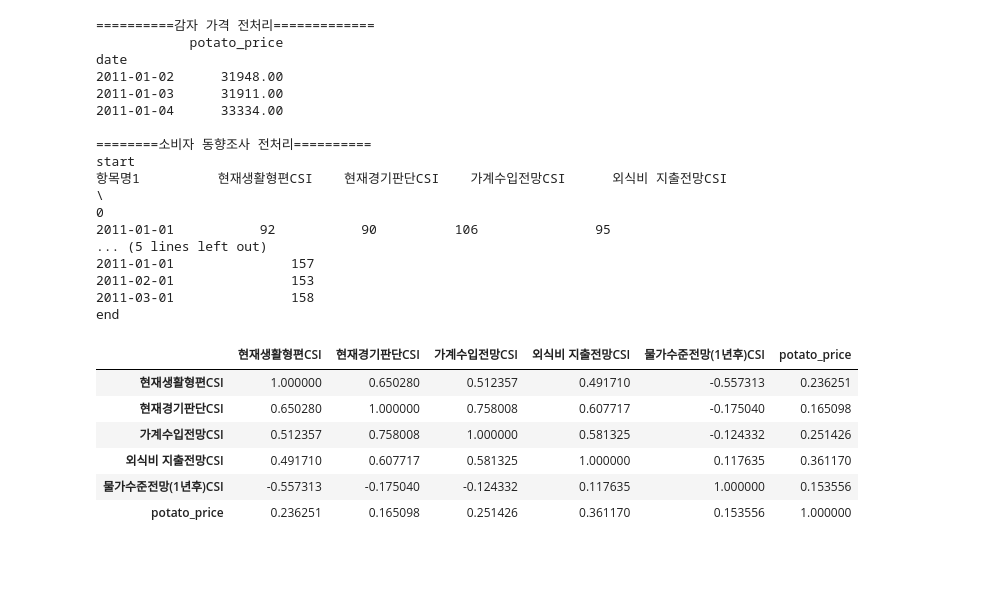
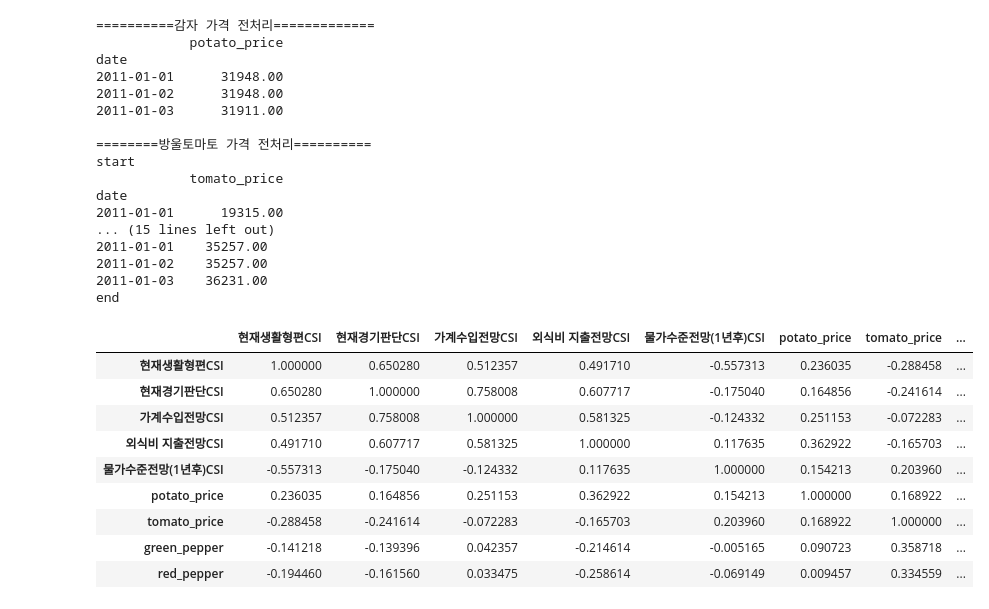
Before and after one commit to sunnight9507/BitAcademy, a Jupyter notebook: 17주차/All_data_processing.ipynb, the cells around one changed output. Cells and saved outputs as stored; diff of their text form; code cells hidden in the pictures; blank space fills up the shorter version.

```diff
--- a/17주차/All_data_processing.ipynb
+++ b/17주차/All_data_processing.ipynb
@@ -13,7 +13,7 @@ warnings.filterwarnings("ignore")
 
 plt.style.use('ggplot')
 # %%
-dt_index = pd.DataFrame(pd.date_range(start='20110102', end='20191231')).rename(columns = {0 : 'date'})
+dt_index = pd.DataFrame(pd.date_range(start='20110101', end='20191231')).rename(columns = {0 : 'date'})
 dt_month_index = pd.DataFrame(pd.date_range(start='20110101', end='20191231',freq='MS')).rename(columns = {0 : 'date'})
 
 def load_potato_price():
@@ -36,7 +36,7 @@ def load_potato_price():
     # print()
     return data
 
-def potato_price_processing(data):
+def processing_potato_price(data):
     # print("======= data processing start ===========")
     # print(data.shape)
     # 중복값 제거
@@ -188,8 +422,16 @@ def processing_Consumer_trend_survey(data):
 # %%
 if __name__ == "__main__":
     print('==========감자 가격 전처리=============')
-    potato_price = load_potato_price()
-    potato_price= potato_price_processing(potato_price)
+    potato_price = processing_potato_price(load_potato_price())
+
+    print('========방울토마토 가격 전처리==========')
+    tomato_price = processing_tomato_price(load_tomato_price())
+
+    print('==========풋고추 가격 전처리============')
+    green_pepper_price = processing_green_pepper(load_green_pepper())
+
+    print('==========청양고추 가격 전처리============')
+    red_pepper_price = processing_red_pepper(load_red_pepper())
 
 #     print('============환율 전처리================')
 #     Exchange_Rate = processing_Exchange_Rate(pd.read_csv('USD_KRW.csv'))
@@ -197,35 +439,51 @@ if __name__ == "__main__":
 #     print('============코스피 전처리==============')
 #     KOSPI = processing_KOSPI(pd.read_csv('코스피지수 내역.csv'))
 
-    print('========소비자 동향조사 전처리==========')
-    Consumer_trend_survey = processing_Consumer_trend_survey(pd.read_csv('소비자동향조사.csv', encoding = 'cp949'))
+#     print('========소비자 동향조사 전처리==========')
+#     Consumer_trend_survey = processing_Consumer_trend_survey(pd.read_csv('소비자동향조사.csv', encoding = 'cp949'))
+
+#     print('========국제 원유 가격 전처리==========')
+#     Oil_prices = processing_Oil_prices(pd.read_csv('원유(일).csv', encoding='cp949'))
+
+#     print('============시장 금리 전처리============')
+#     Market_interest_rates = processing_Market_interest_rates(pd.read_csv('시장금리(일).csv', encoding = 'cp949', error_bad_lines=False))
 # %% [output]
 ==========감자 가격 전처리=============
             potato_price
 date
+2011-01-01      31948.00
 2011-01-02      31948.00
 2011-01-03      31911.00
-2011-01-04      33334.00
 
-========소비자 동향조사 전처리==========
+========방울토마토 가격 전처리==========
 start
-항목명1          현재생활형편CSI    현재경기판단CSI    가계수입전망CSI      외식비 지출전망CSI  \
-0
-2011-01-01           92           90          106               95
-... (5 lines left out)
-2011-01-01               157
-2011-02-01               153
-2011-03-01               158
+            tomato_price
+date
+2011-01-01      19315.00
+... (15 lines left out)
+2011-01-01    35257.00
+2011-01-02    35257.00
+2011-01-03    36231.00
 end
+# %%
+result_data = pd.concat([potato_price, tomato_price, green_pepper_price, red_pepper_price, Exchange_Rate, KOSPI, Oil_prices, Market_interest_rates], axis = 1)
+
+result_data.to_csv('result.csv', encoding = 'cp949')
 # %%
-result = pd.concat([Consumer_trend_survey, potato_price.resample('MS').mean()], axis = 1).corr()
+def day_to_month(data):
+    return data.resample('MS').mean()
+
+result = pd.concat([Consumer_trend_survey, day_to_month(result_data[['potato_price', 'tomato_price', 'green_pepper', 'red_pepper']])], axis = 1).corr()
 
 result.style.background_gradient(cmap='summer_r')
 # %% [output]
-|  | 현재생활형편CSI | 현재경기판단CSI | 가계수입전망CSI | 외식비 지출전망CSI | 물가수준전망(1년후)CSI | potato_price |
-| 현재생활형편CSI | 1.000000 | 0.650280 | 0.512357 | 0.491710 | -0.557313 | 0.236251 |
-| 현재경기판단CSI | 0.650280 | 1.000000 | 0.758008 | 0.607717 | -0.175040 | 0.165098 |
-| 가계수입전망CSI | 0.512357 | 0.758008 | 1.000000 | 0.581325 | -0.124332 | 0.251426 |
-| 외식비 지출전망CSI | 0.491710 | 0.607717 | 0.581325 | 1.000000 | 0.117635 | 0.361170 |
-| 물가수준전망(1년후)CSI | -0.557313 | -0.175040 | -0.124332 | 0.117635 | 1.000000 | 0.153556 |
-| potato_price | 0.236251 | 0.165098 | 0.251426 | 0.361170 | 0.153556 | 1.000000 |
+|  | 현재생활형편CSI | 현재경기판단CSI | 가계수입전망CSI | 외식비 지출전망CSI | 물가수준전망(1년후)CSI | potato_price | tomato_price | ... |
+| 현재생활형편CSI | 1.000000 | 0.650280 | 0.512357 | 0.491710 | -0.557313 | 0.236035 | -0.288458 | ... |
+| 현재경기판단CSI | 0.650280 | 1.000000 | 0.758008 | 0.607717 | -0.175040 | 0.164856 | -0.241614 | ... |
+| 가계수입전망CSI | 0.512357 | 0.758008 | 1.000000 | 0.581325 | -0.124332 | 0.251153 | -0.072283 | ... |
+| 외식비 지출전망CSI | 0.491710 | 0.607717 | 0.581325 | 1.000000 | 0.117635 | 0.362922 | -0.165703 | ... |
+| 물가수준전망(1년후)CSI | -0.557313 | -0.175040 | -0.124332 | 0.117635 | 1.000000 | 0.154213 | 0.203960 | ... |
+| potato_price | 0.236035 | 0.164856 | 0.251153 | 0.362922 | 0.154213 | 1.000000 | 0.168922 | ... |
+| tomato_price | -0.288458 | -0.241614 | -0.072283 | -0.165703 | 0.203960 | 0.168922 | 1.000000 | ... |
+| green_pepper | -0.141218 | -0.139396 | 0.042357 | -0.214614 | -0.005165 | 0.090723 | 0.358718 | ... |
+| red_pepper | -0.194460 | -0.161560 | 0.033475 | -0.258614 | -0.069149 | 0.009457 | 0.334559 | ... |
```
Also changed, not shown: parts of 13 cells of this notebook.
